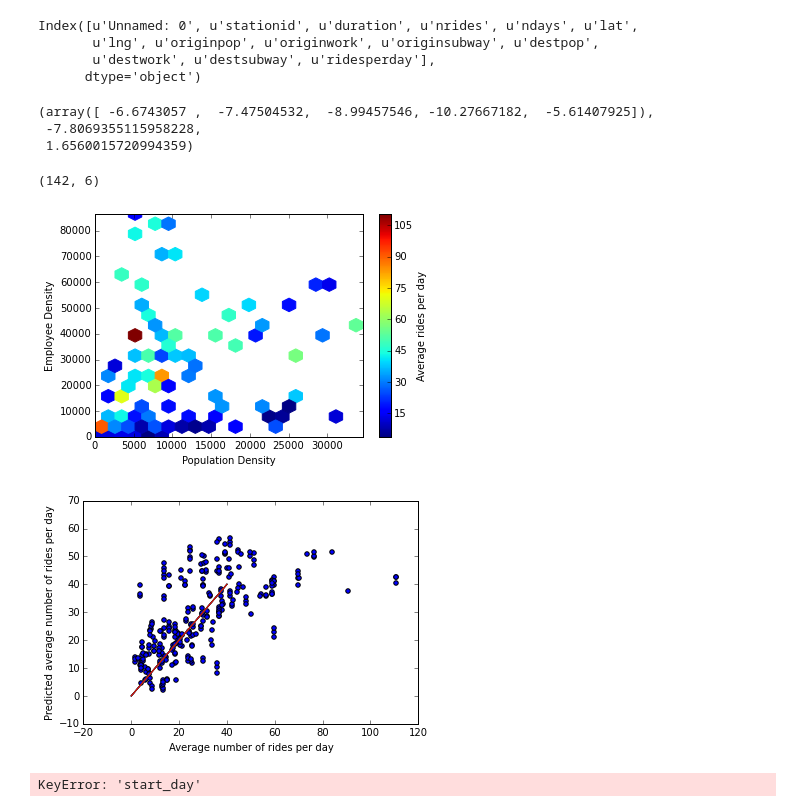
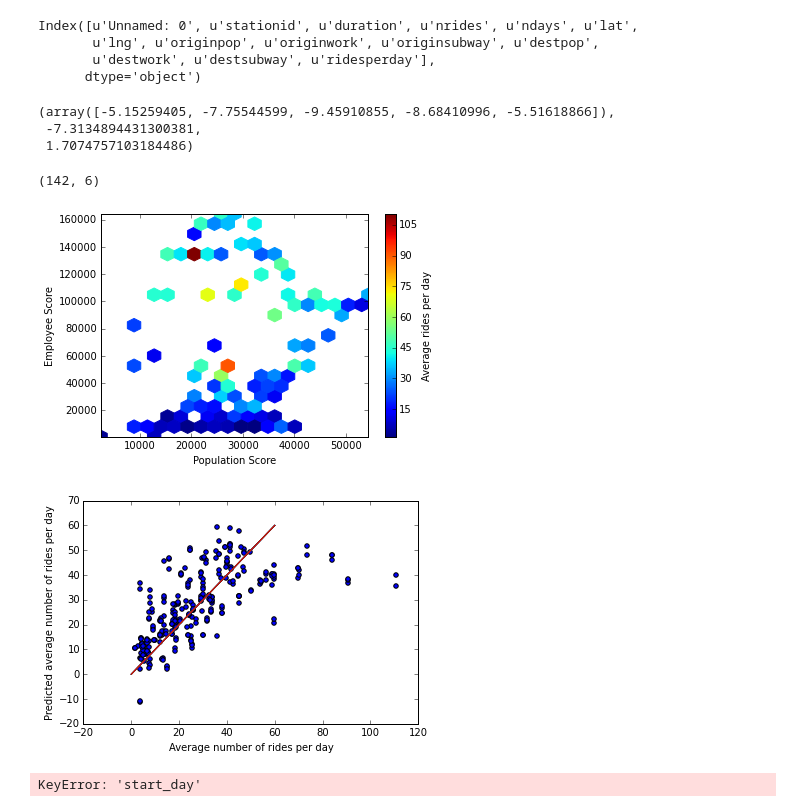
Before and after one commit to sbussmann/insight-bikeshare, a Jupyter notebook: Code/Modeling Ridership By Station.ipynb, the cells around one changed output. Cells and saved outputs as stored; diff of their text form; code cells hidden in the pictures.

Commit message:
One validation routine
Validation plots for FeaturesGroup4 seem reasonable.  Population score
could be more granular (all Hubway stations have a similar population
score…).

```diff
--- a/Code/Modeling Ridership By Station.ipynb
+++ b/Code/Modeling Ridership By Station.ipynb
@@ -10,7 +10,7 @@ from sklearn import preprocessing
 import numpy as np
 from pylab import savefig
 # %%
-ridedata = pd.read_csv('../Data/Boston/FeaturesGroup3.csv')
+ridedata = pd.read_csv('../Data/Boston/FeaturesGroup4.csv')
 # %%
 ridedata.columns
 # %% [output]
@@ -30,9 +30,9 @@ scores = cross_validation.cross_val_score(clf, X, y, cv=5, scoring='median_absol
 # %%
 scores, scores.mean(), scores.std()
 # %% [output]
-(array([ -6.6743057 ,  -7.47504532,  -8.99457546, -10.27667182,  -5.61407925]),
- -7.8069355115958228,
- 1.6560015720994359)
+(array([-5.15259405, -7.75544599, -9.45910855, -8.68410996, -5.51618866]),
+ -7.3134894431300381,
+ 1.7074757103184486)
 # %%
 X.shape
 # %% [output]
@@ -40,24 +40,24 @@ X.shape
 # %%
 plt.hexbin(X[:,0], X[:, 1], C=y, gridsize=20)
 cbar = plt.colorbar()
-plt.xlabel('Population Density')
-plt.ylabel('Employee Density')
+plt.xlabel('Population Score')
+plt.ylabel('Employee Score')
 cbar.set_label('Average rides per day')
-savefig('../Figures/workpoprides_Group1.png')
+savefig('../Figures/workpoprides_Group4.png')
 # %% [output]
-[figure, old version]
+[figure, new version]
 # %%
 for isim in range(10):
     X_train, X_test, y_train, y_test = cross_validation.train_test_split(
          X, y, test_size=0.2)
     y_pred = clf.fit(X_train, y_train).predict(X_test)
     plt.scatter(y_test, y_pred)
-    plt.plot([0,40], [0,40])
+    plt.plot([0,60], [0,60])
     plt.xlabel('Average number of rides per day')
     plt.ylabel('Predicted average number of rides per day')
-savefig('../Figures/ridesperdayregression_Group1.png')
+savefig('../Figures/ridesperdayregression_Group4.png')
 # %% [output]
-[figure, old version]
+[figure, new version]
 # %%
 ridedata.plot(x='start_day', y='nrides', figsize=(12,6))
 # %% [output]
```
Also changed, not shown: 9 other files.
